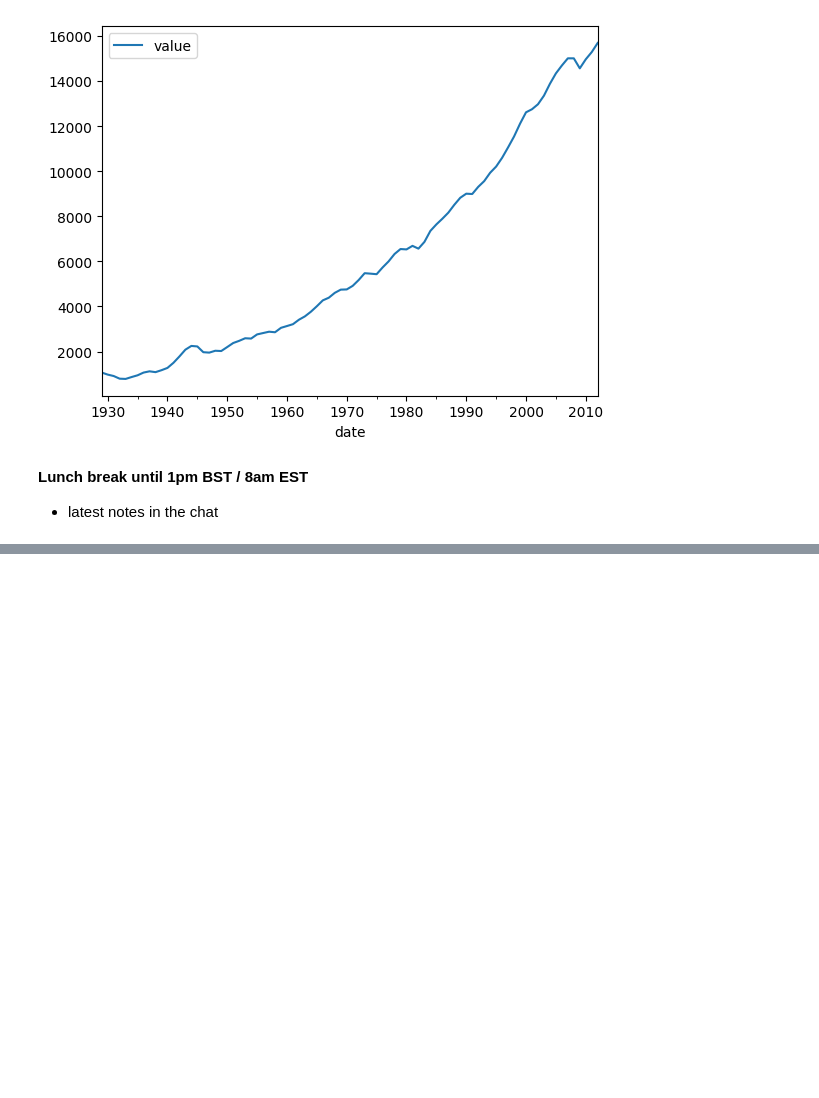
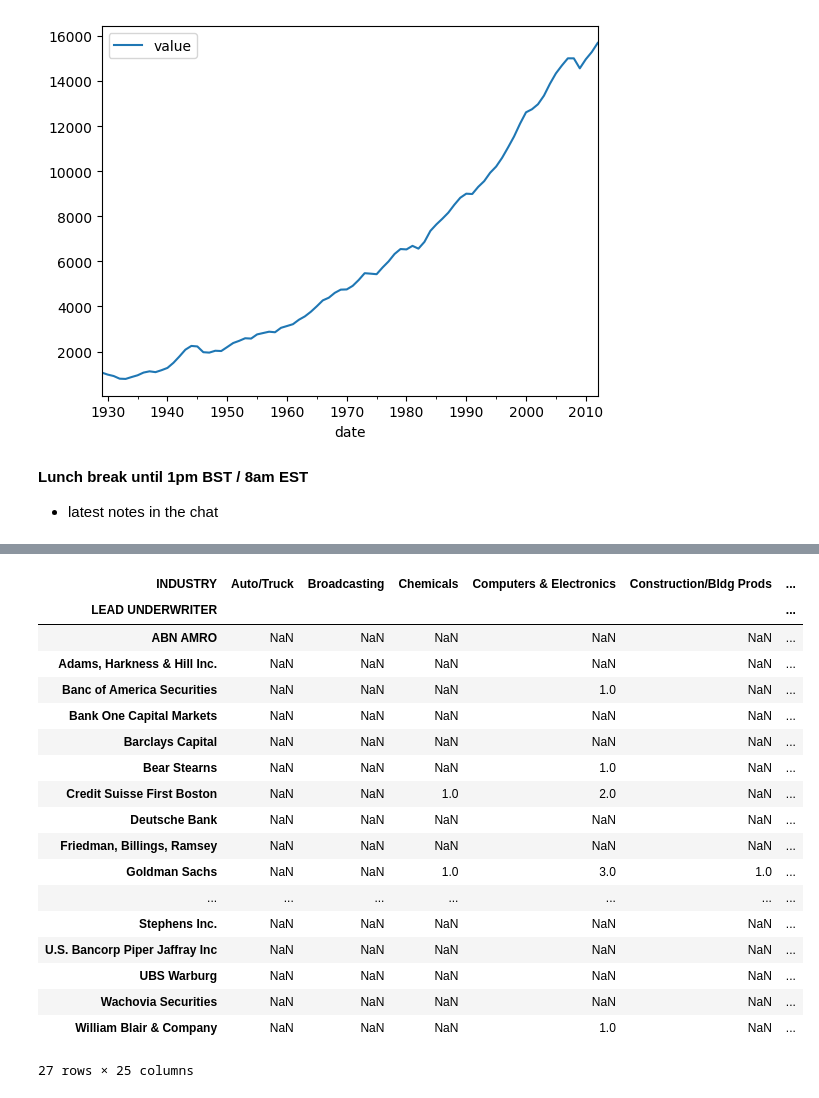
Before and after one commit to TheMarqueeGroup/JPM_DS_EMEA_Apr2024, a Jupyter notebook: day1_notes.ipynb, the cells around one changed output, grey strips where cells are left out. Drawn from its saved outputs; the diff is of its cells as text; code cells hidden in the pictures; blank space fills up the shorter version.

```diff
--- a/day1_notes.ipynb
+++ b/day1_notes.ipynb
@@ -890,0 +906,5 @@ fred_data.plot(x='date',y='value')
+# %%
+# sp500.info()
+# sp500.loc['2016-01']
+df = pd.read_excel('ExData/Data Manipulation Worksheet.xlsx',
+                   sheet_name='Financing Table Clean')
@@ -890,0 +1254,23 @@ fred_data.plot(x='date',y='value')
+# %%
+pd.pivot_table(df, values='SIZE', index='LEAD UNDERWRITER', columns='INDUSTRY',
+              aggfunc='count')
+# %% [output]
+| INDUSTRY | Auto/Truck | Broadcasting | Chemicals | Computers & Electronics | Construction/Bldg Prods | ... |
+| LEAD UNDERWRITER |  |  |  |  |  | ... |
+| ABN AMRO | NaN | NaN | NaN | NaN | NaN | ... |
+| Adams, Harkness & Hill Inc. | NaN | NaN | NaN | NaN | NaN | ... |
+| Banc of America Securities | NaN | NaN | NaN | 1.0 | NaN | ... |
+| Bank One Capital Markets | NaN | NaN | NaN | NaN | NaN | ... |
+| Barclays Capital | NaN | NaN | NaN | NaN | NaN | ... |
+| Bear Stearns | NaN | NaN | NaN | 1.0 | NaN | ... |
+| Credit Suisse First Boston | NaN | NaN | 1.0 | 2.0 | NaN | ... |
+| Deutsche Bank | NaN | NaN | NaN | NaN | NaN | ... |
+| Friedman, Billings, Ramsey | NaN | NaN | NaN | NaN | NaN | ... |
+| Goldman Sachs | NaN | NaN | 1.0 | 3.0 | 1.0 | ... |
+| ... | ... | ... | ... | ... | ... | ... |
+| Stephens Inc. | NaN | NaN | NaN | NaN | NaN | ... |
+| U.S. Bancorp Piper Jaffray Inc | NaN | NaN | NaN | NaN | NaN | ... |
+| UBS Warburg | NaN | NaN | NaN | NaN | NaN | ... |
+| Wachovia Securities | NaN | NaN | NaN | NaN | NaN | ... |
+| William Blair & Company | NaN | NaN | NaN | 1.0 | NaN | ... |
+27 rows × 25 columns
```
Also changed, not shown: parts of 63 cells of this notebook.
